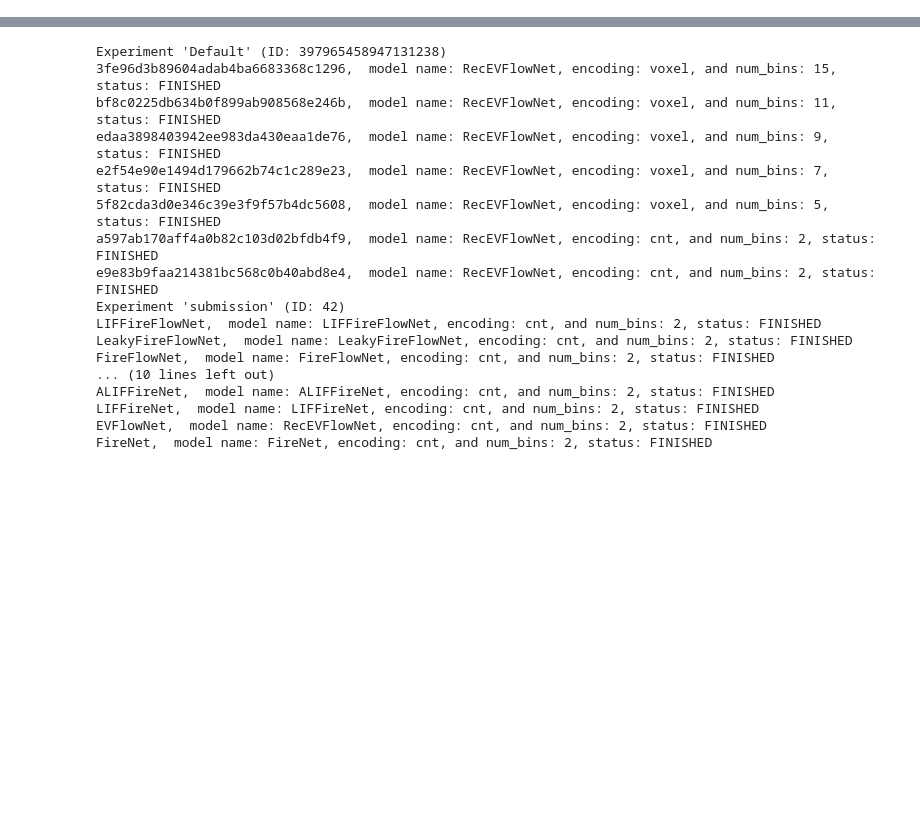
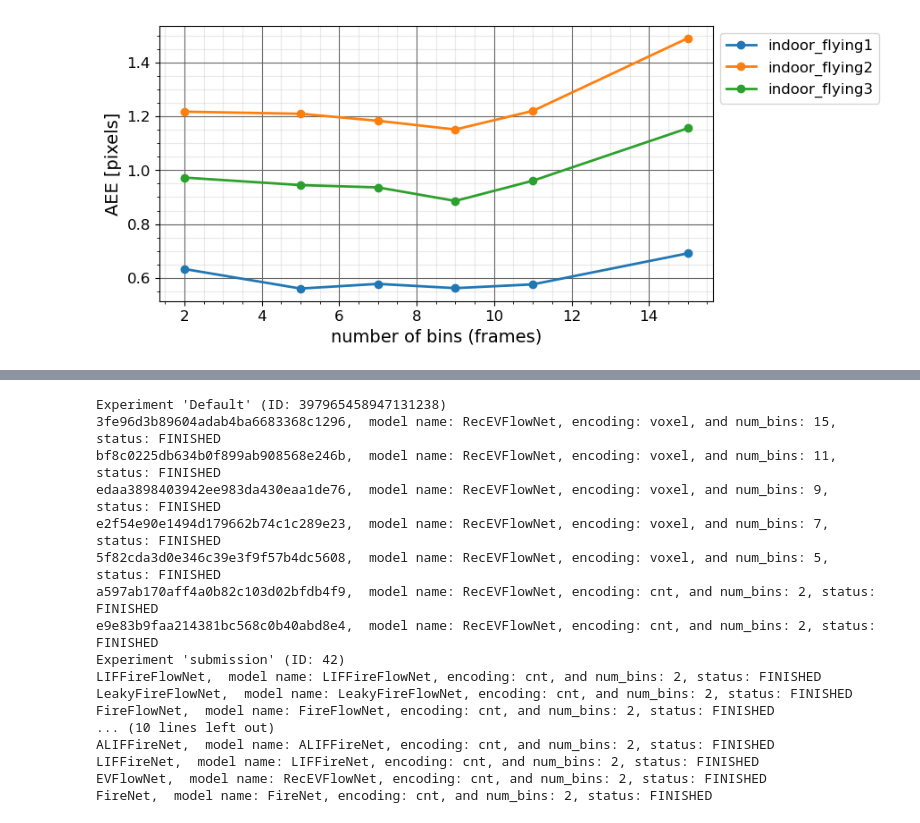
Before and after one commit to hesamaraghi/event_flow, a Jupyter notebook: Untitled-1.ipynb, the cells around one changed output, grey strips where cells are left out. Cells and saved outputs as stored; diff of their text form; code cells hidden in the pictures; blank space fills up the shorter version.

```diff
--- a/Untitled-1.ipynb
+++ b/Untitled-1.ipynb
@@ -352,0 +385,23 @@ plot_results(results,cgen)
+# %%
+i = 0
+fig = plt.figure(figsize=(8, 4))
+for dataset,x in x_dict['AEE'].items():
+    plt.plot(x_dict['AEE'][dataset][:, 0], x_dict['AEE'][dataset][:, 1], "o-", color=cgen[i], label=dataset[:-8],linewidth=2.0,markersize=6)
+    i = i + 1
+
+
+plt.legend(loc="upper left", bbox_to_anchor=(1, 1),fontsize=12)
+plt.xlabel("number of bins (frames)", fontsize=14)
+plt.ylabel("AEE [pixels]", fontsize=14)
+# plt.title(f"")
+plt.minorticks_on()
+plt.grid(which="minor", color=(0.6, 0.6, 0.6), linestyle="-", alpha=0.2)
+plt.grid(which="major", color="#666666", linestyle="-")
+plt.xticks(fontsize=12)
+plt.yticks(fontsize=12)
+
+fig.savefig('AEE.pdf', bbox_inches='tight')
+fig.savefig("AEE.svg", format="svg",transparent=True, bbox_inches='tight')
+plt.show()
+# %% [output]
+[figure, added]
```
Also changed, not shown: parts of 4 cells of this notebook, 12 other files.
